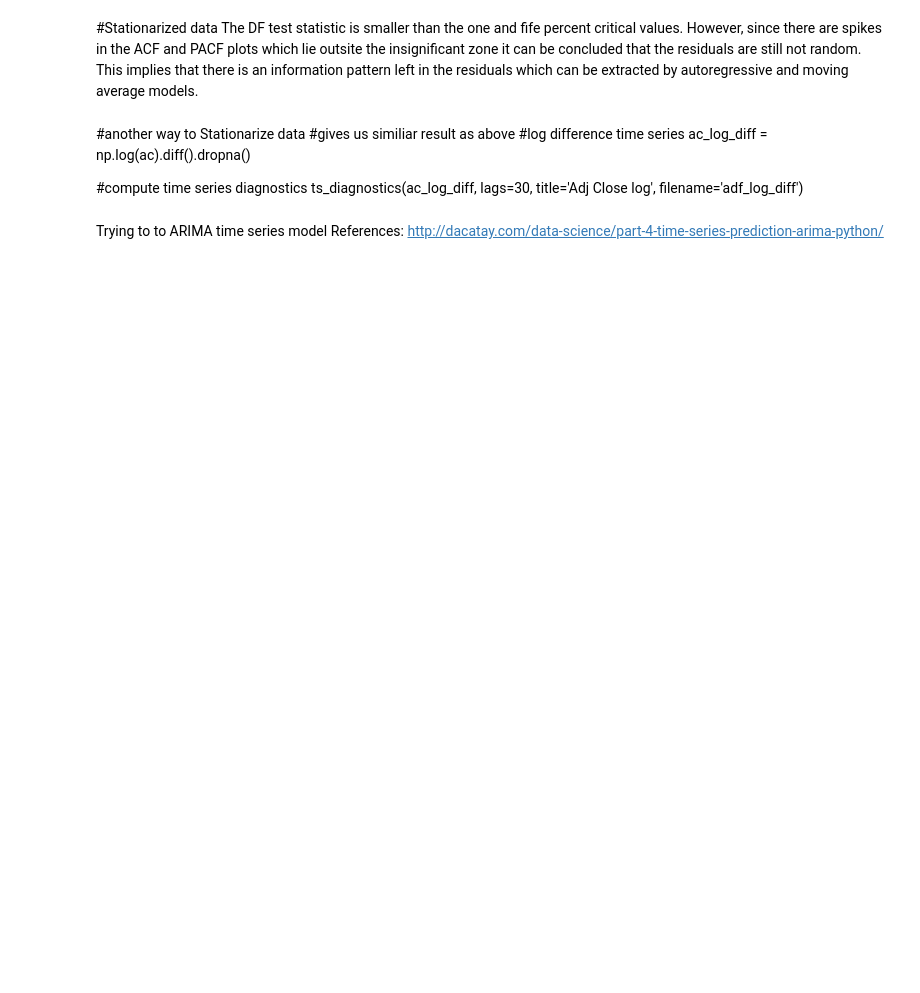
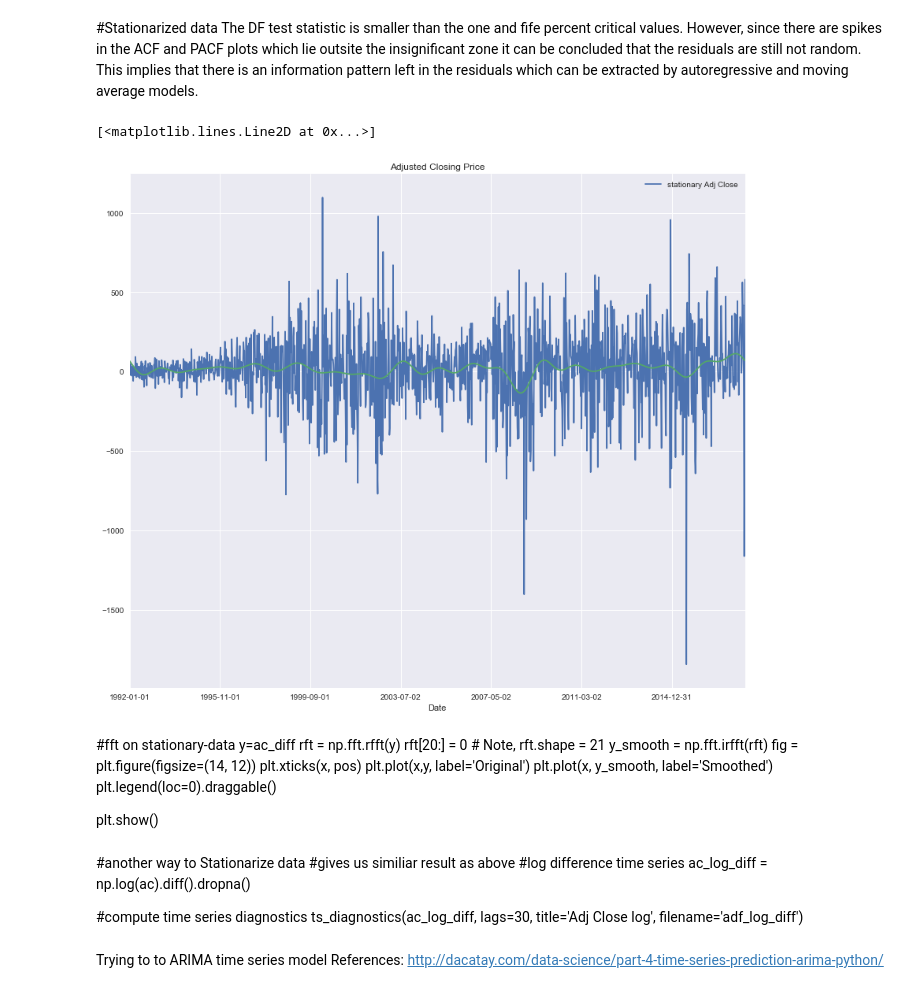
Before and after one commit to cyu1221/CS506, a Jupyter notebook: data/economic_data/Graph_Adjusted_Closing_Price.ipynb, the cells around one changed output. Cells and saved outputs as stored; diff of their text form; code cells hidden in the pictures; blank space fills up the shorter version.

```diff
--- a/data/economic_data/Graph_Adjusted_Closing_Price.ipynb
+++ b/data/economic_data/Graph_Adjusted_Closing_Price.ipynb
@@ -232,6 +196,34 @@ dtype: float64
 # %% [markdown]
 #Stationarized data
 The DF test statistic is smaller than the one and fife percent critical values. However, since there are spikes in the ACF and PACF plots which lie outsite the insignificant zone it can be concluded that the residuals are still not random. This implies that there is an information pattern left in the residuals which can be extracted by autoregressive and moving average models.
+# %%
+data = pd.read_csv("^DJI.csv")
+df = data[['Date','Adj Close']]
+df=df.drop(df.index[len(df)-1])
+df['stationary Adj Close'] = ac_diff
+df=df.set_index('Date')
+y=ac_diff
+rft = np.fft.rfft(y)
+rft[20:] = 0   # Note, rft.shape = 21
+y_smooth = np.fft.irfft(rft)
+df['stationary Adj Close'].plot(legend=True, figsize=(14, 12), title='Adjusted Closing Price')
+plt.plot(y_smooth, label='Smoothed')
+# %% [output]
+[<matplotlib.lines.Line2D at 0x...>]
+[figure, added]
+# %% [markdown]
+#fft on stationary-data
+y=ac_diff
+rft = np.fft.rfft(y)
+rft[20:] = 0   # Note, rft.shape = 21
+y_smooth = np.fft.irfft(rft)
+fig = plt.figure(figsize=(14, 12))
+plt.xticks(x, pos)
+plt.plot(x,y, label='Original')
+plt.plot(x, y_smooth, label='Smoothed')
+plt.legend(loc=0).draggable()
+
+plt.show()
 # %% [markdown]
 #another way to Stationarize data
 #gives us similiar result as above
```
Also changed, not shown: parts of 10 cells of this notebook.
